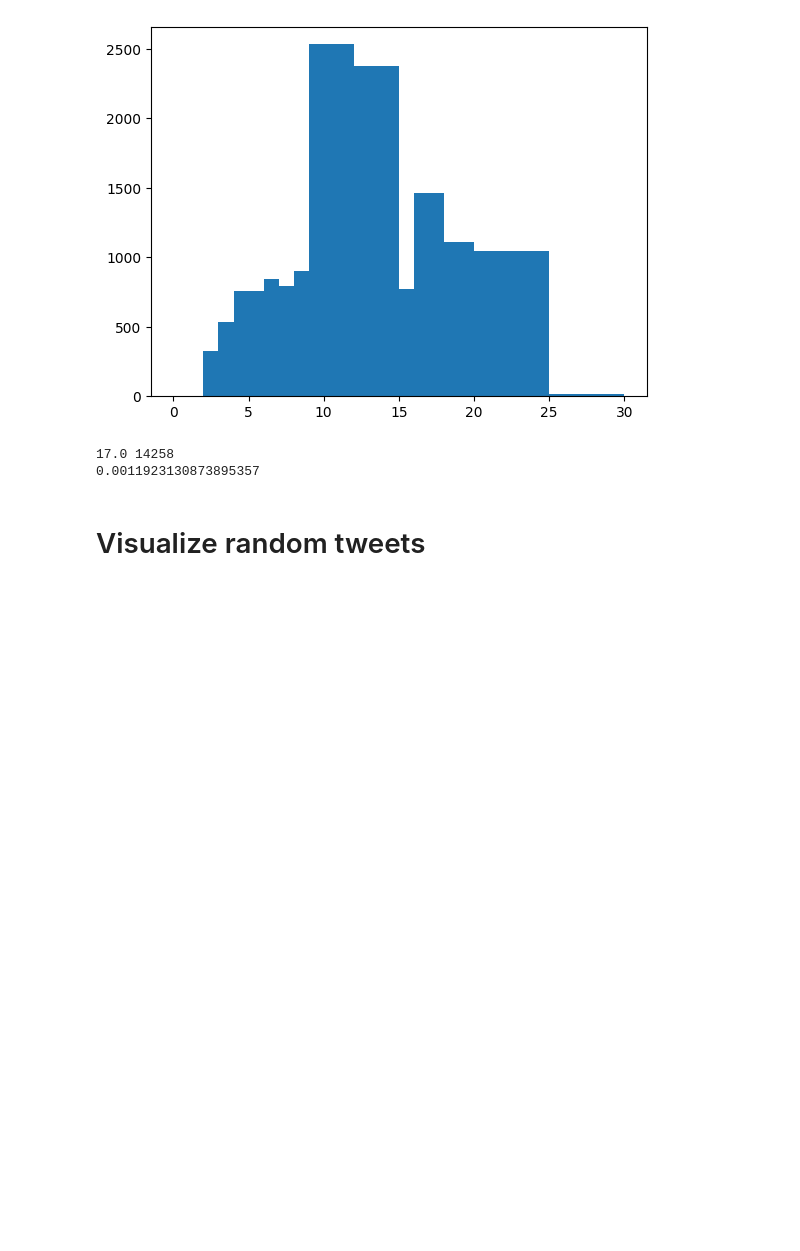
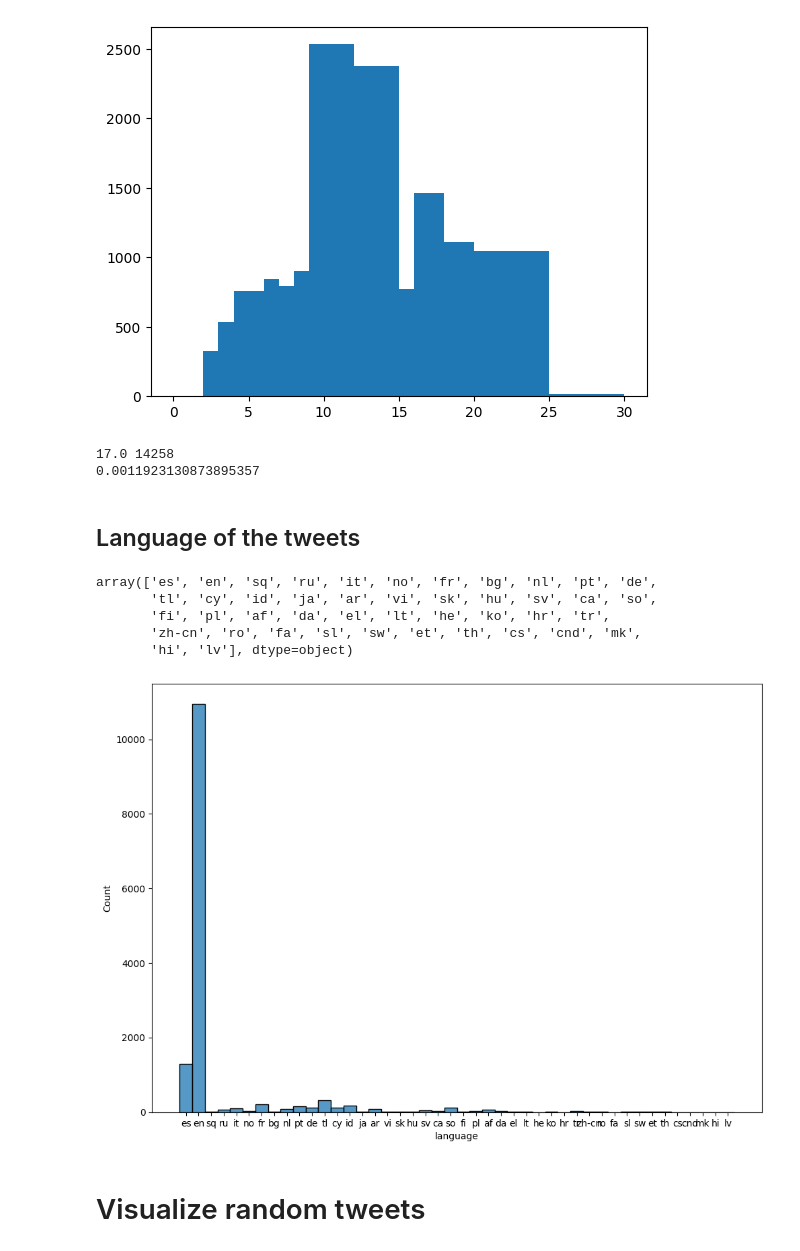
Before and after one commit to arnabbiswas66/multimodal-fake-news-classifier, a Jupyter notebook: Twitter_multimodal_EDA.ipynb, the cells around one changed output. Drawn from its saved outputs; the diff is of its cells as text; code cells hidden in the pictures; blank space fills up the shorter version.

Commit message:
Added Language related EDA

```diff
--- a/Twitter_multimodal_EDA.ipynb
+++ b/Twitter_multimodal_EDA.ipynb
@@ -230,6 +233,31 @@ print(count/len(l))
 0.0011923130873895357
 # %%
 max_seq_length=25
+# %% [markdown]
+## Language of the tweets
+# %%
+def detect_language (text):
+  try:
+    return detect(text)
+  except:
+    return 'cnd'
+# %%
+train_df['language'] = train_df['tweetText'].apply(lambda x: detect_language(x))
+# %%
+train_df['language'].unique()
+# %% [output]
+array(['es', 'en', 'sq', 'ru', 'it', 'no', 'fr', 'bg', 'nl', 'pt', 'de',
+       'tl', 'cy', 'id', 'ja', 'ar', 'vi', 'sk', 'hu', 'sv', 'ca', 'so',
+       'fi', 'pl', 'af', 'da', 'el', 'lt', 'he', 'ko', 'hr', 'tr',
+       'zh-cn', 'ro', 'fa', 'sl', 'sw', 'et', 'th', 'cs', 'cnd', 'mk',
+       'hi', 'lv'], dtype=object)
+# %%
+a4_dims = (11.7, 8.27)
+fig, ax = plt.subplots(figsize=a4_dims)
+sns.histplot(ax = ax, data = train_df, x = 'language')
+plt.show()
+# %% [output]
+[figure, added]
 # %% [markdown]
 # Visualize random tweets
 # %%
```
Also changed, not shown: parts of 2 cells of this notebook.
